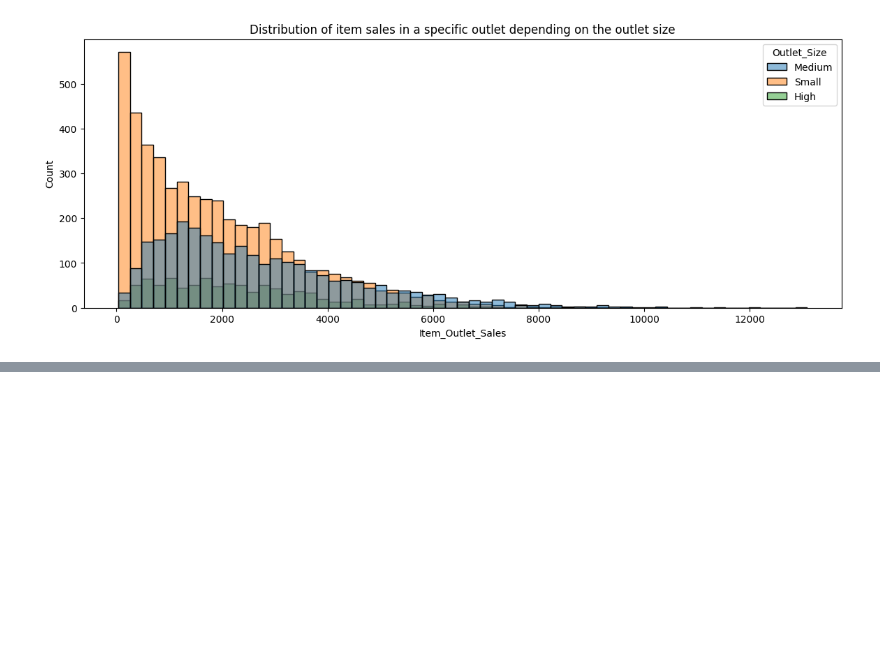
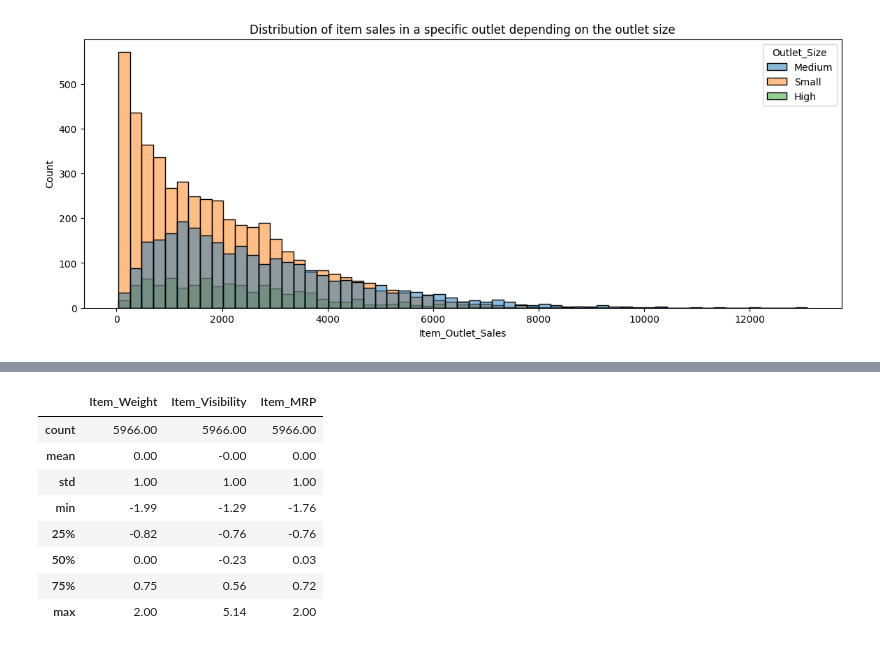
Before and after one commit to Mahdi-Kriaa/food_sales_prediction, a Jupyter notebook: food_sales_prediction.ipynb, the cells around one changed output, grey strips where cells are left out. Cells and saved outputs as stored; diff of their text form; code cells hidden in the pictures; blank space fills up the shorter version.

```diff
--- a/food_sales_prediction.ipynb
+++ b/food_sales_prediction.ipynb
@@ -222,0 +281,10 @@ Text(0.5, 1.0, 'Distribution of item sales in a specific outlet depending on the
+# %%
+num_tuple = ("Numerical",num_pipeline,num_cols)
+cat_tuple = ("categorical",ohe,cat_cols)
+ord_tuple = ("ordinal",ord_pipeline,ord_cols)
+# %%
+#defining a transormer for categorical and ordinal
+cols_transformer = ColumnTransformer([num_tuple,cat_tuple,ord_tuple],verbose_feature_names_out=False)
+# %%
+#fitting columns transformer
+cols_transformer.fit(x_train)
@@ -222,0 +310,4 @@ Text(0.5, 1.0, 'Distribution of item sales in a specific outlet depending on the
+# %%
+#transforming columns
+x_train_tr = cols_transformer.transform(x_train)
+x_test_tr = cols_transformer.transform(x_test)
@@ -222,0 +334,12 @@ Text(0.5, 1.0, 'Distribution of item sales in a specific outlet depending on the
+# %%
+x_train_tr[num_cols].describe().round(2)
+# %% [output]
+|  | Item_Weight | Item_Visibility | Item_MRP |
+| count | 5966.00 | 5966.00 | 5966.00 |
+| mean | 0.00 | -0.00 | 0.00 |
+| std | 1.00 | 1.00 | 1.00 |
+| min | -1.99 | -1.29 | -1.76 |
+| 25% | -0.82 | -0.76 | -0.76 |
+| 50% | 0.00 | -0.23 | 0.03 |
+| 75% | 0.75 | 0.56 | 0.72 |
+| max | 2.00 | 5.14 | 2.00 |
```
Also changed, not shown: parts of 16 cells of this notebook.
